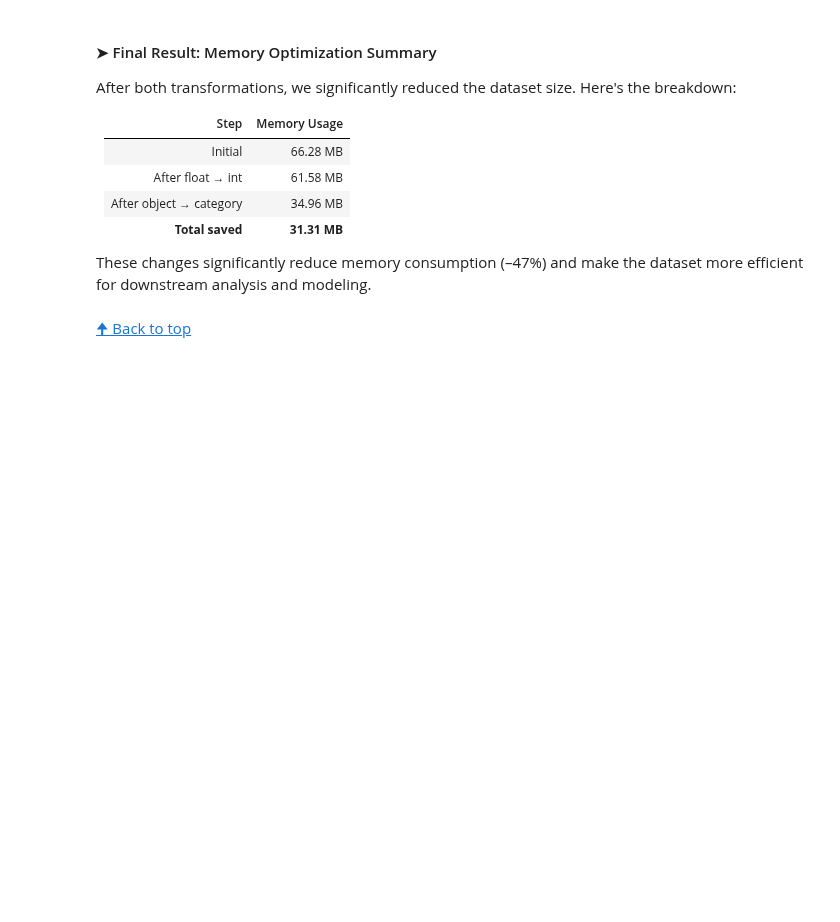
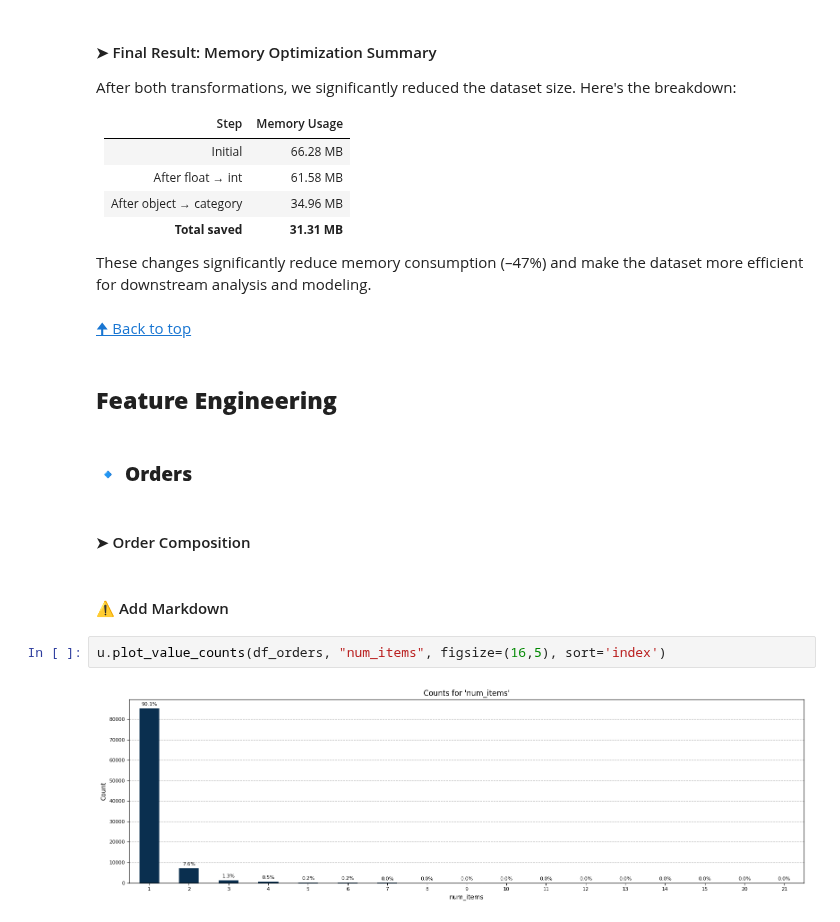
Before and after one commit to OlesyaEvseeva/customer-satisfaction-ecommerce, a Jupyter notebook: notebooks/02_data_integration_preprocessing.ipynb, the cells around one changed output. Cells and saved outputs as stored; diff of their text form; blank space fills up the shorter version.

Commit message:
feat(notebook-2): add order composition features (e.g. has_multiple_items, has_multiple_sellers)

```diff
--- a/notebooks/02_data_integration_preprocessing.ipynb
+++ b/notebooks/02_data_integration_preprocessing.ipynb
@@ -843,3 +843,15 @@ After both transformations, we significantly reduced the dataset size. Here's th
 These changes significantly reduce memory consumption (–47%) and make the dataset more efficient for downstream analysis and modeling.
 # %% [markdown]
 [🠉 Back to top](#structure-of-the-notebook)
+# %% [markdown]
+## **Feature Engineering**
+# %% [markdown]
+### **🔹 Orders**
+# %% [markdown]
+#### ➤ Order Composition
+# %% [markdown]
+#### ⚠️ Add Markdown
+# %%
+u.plot_value_counts(df_orders, "num_items", figsize=(16,5), sort='index')
+# %% [output]
+[figure, added]
```
Also changed, not shown: parts of 5 cells of this notebook.
